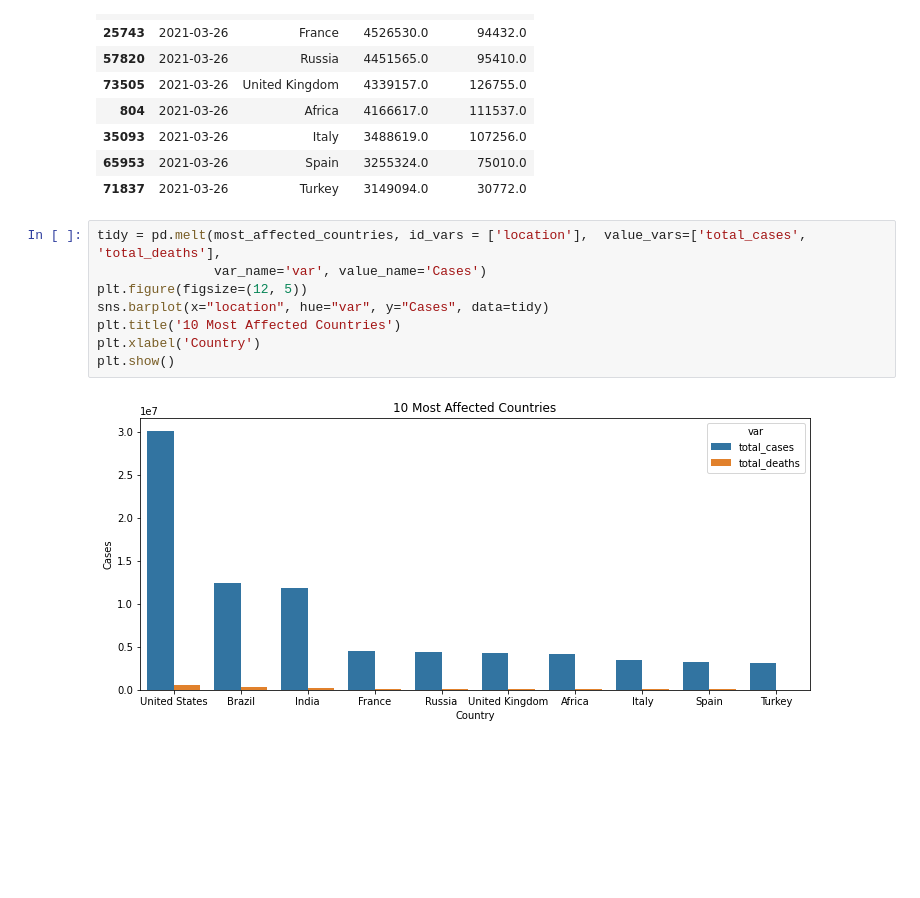
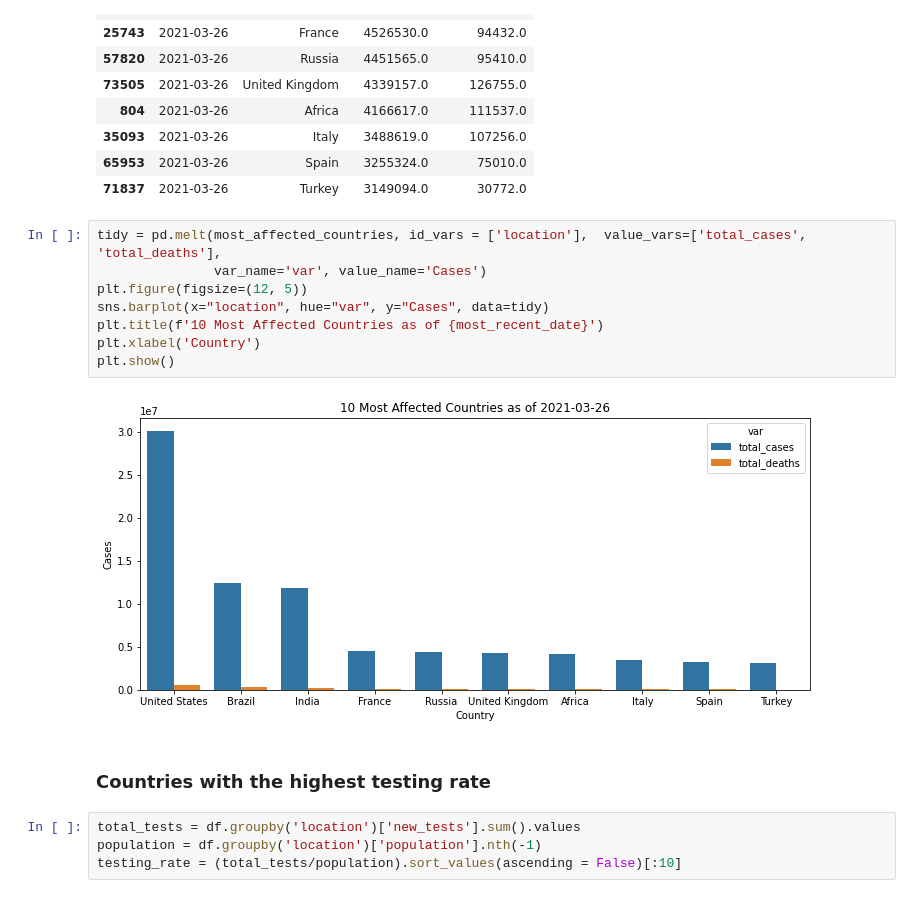
Before and after one commit to ezrc2/covid-vaccine-analysis, a Jupyter notebook: covid-analysis.ipynb, the cells around one changed output. Cells and saved outputs as stored; diff of their text form; blank space fills up the shorter version.

Commit message:
Compare testing rate between countries

```diff
--- a/covid-analysis.ipynb
+++ b/covid-analysis.ipynb
@@ -43,10 +57,16 @@ most_affected_countries
 # %%
 tidy = pd.melt(most_affected_countries, id_vars = ['location'],  value_vars=['total_cases', 'total_deaths'],
                var_name='var', value_name='Cases')
 plt.figure(figsize=(12, 5))
 sns.barplot(x="location", hue="var", y="Cases", data=tidy)
-plt.title('10 Most Affected Countries')
+plt.title(f'10 Most Affected Countries as of {most_recent_date}')
 plt.xlabel('Country')
 plt.show()
 # %% [output]
-[figure, old version]
+[figure, new version]
+# %% [markdown]
+### Countries with the highest testing rate
+# %%
+total_tests = df.groupby('location')['new_tests'].sum().values
+population = df.groupby('location')['population'].nth(-1)
+testing_rate = (total_tests/population).sort_values(ascending = False)[:10]
```
Also changed, not shown: parts of 4 cells of this notebook.
